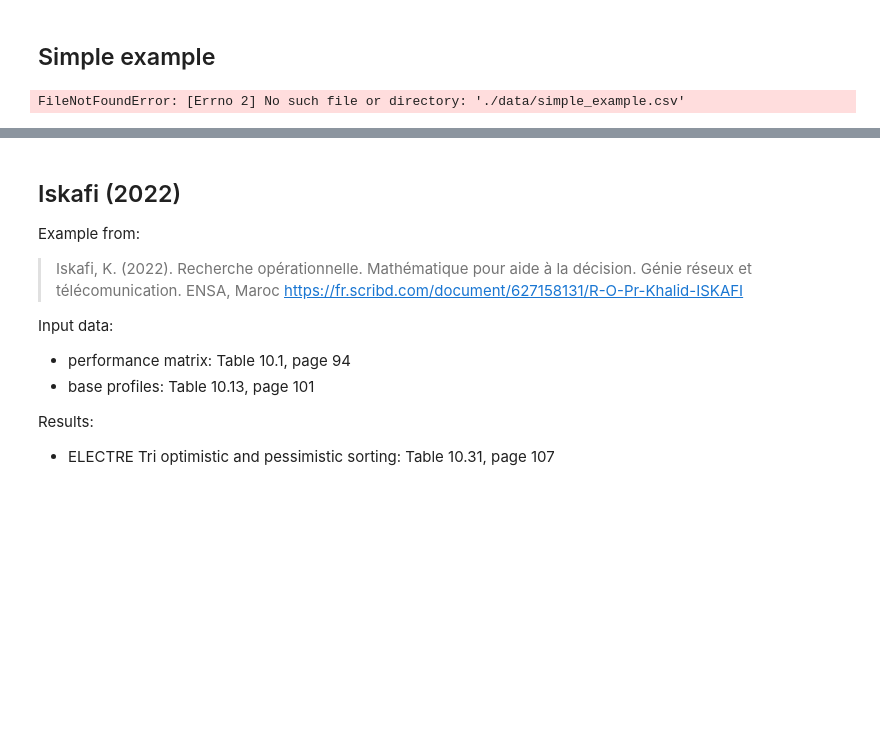
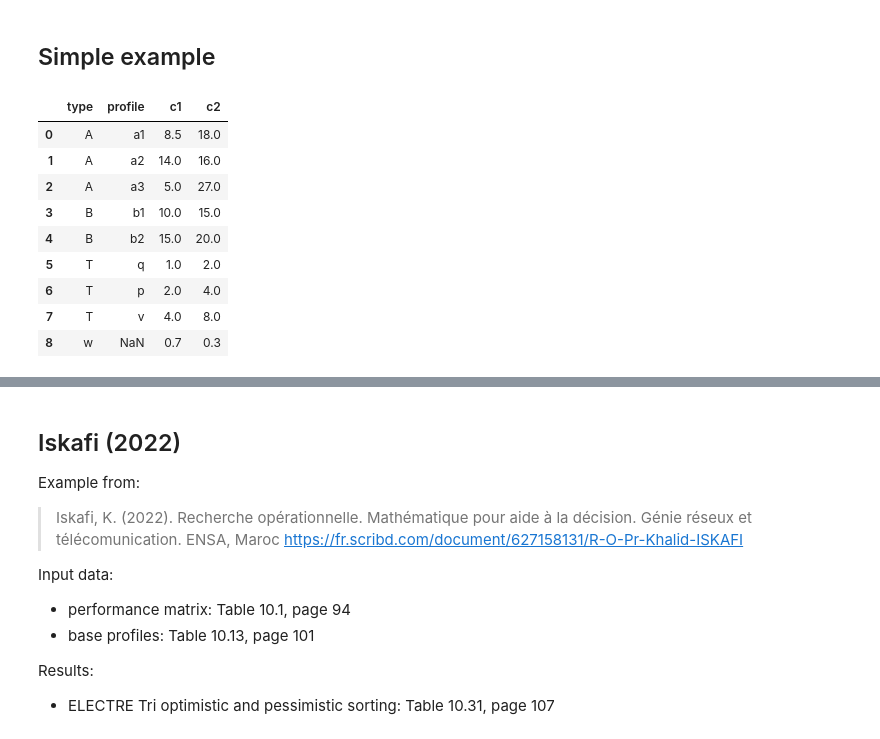
Before and after one commit to loicguilmard/ELECTRE_Tri, a Jupyter notebook: docs/explanation/ELECTRE_Tri_B_explained.ipynb, the cells around one changed output, grey strips where cells are left out. Saved outputs shown, nothing was run; the diff lists cells and outputs as text; code cells hidden in the pictures; blank space fills up the shorter version.

```diff
--- a/docs/explanation/ELECTRE_Tri_B_explained.ipynb
+++ b/docs/explanation/ELECTRE_Tri_B_explained.ipynb
@@ -644,9 +644,18 @@ ELECTRE Tri MCDM method is implemented in a function. Here are the results of so
 # %% [markdown]
 ## Simple example
 # %%
-data_file = './data/simple_example.csv'
+data_file = '../../data/simple_example.csv'
 pd.read_csv(data_file)
 # %% [output]
-FileNotFoundError: [Errno 2] No such file or directory: './data/simple_example.csv'
+|  | type | profile | c1 | c2 |
+| 0 | A | a1 | 8.5 | 18.0 |
+| 1 | A | a2 | 14.0 | 16.0 |
+| 2 | A | a3 | 5.0 | 27.0 |
+| 3 | B | b1 | 10.0 | 15.0 |
+| 4 | B | b2 | 15.0 | 20.0 |
+| 5 | T | q | 1.0 | 2.0 |
+| 6 | T | p | 2.0 | 4.0 |
+| 7 | T | v | 4.0 | 8.0 |
+| 8 | w | NaN | 0.7 | 0.3 |
 # %%
 # Problem statement
```
Also changed, not shown: parts of 14 cells of this notebook.
